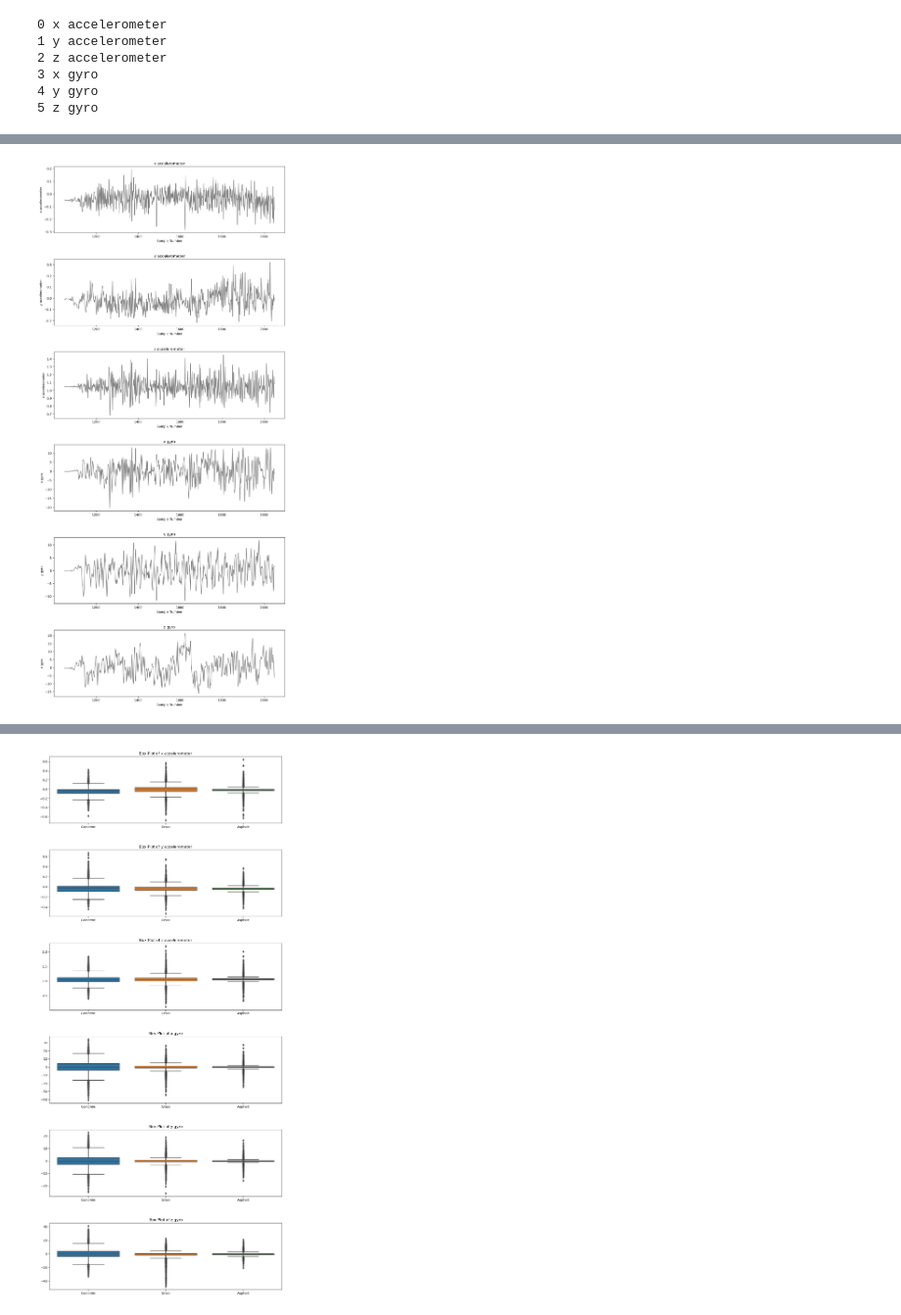
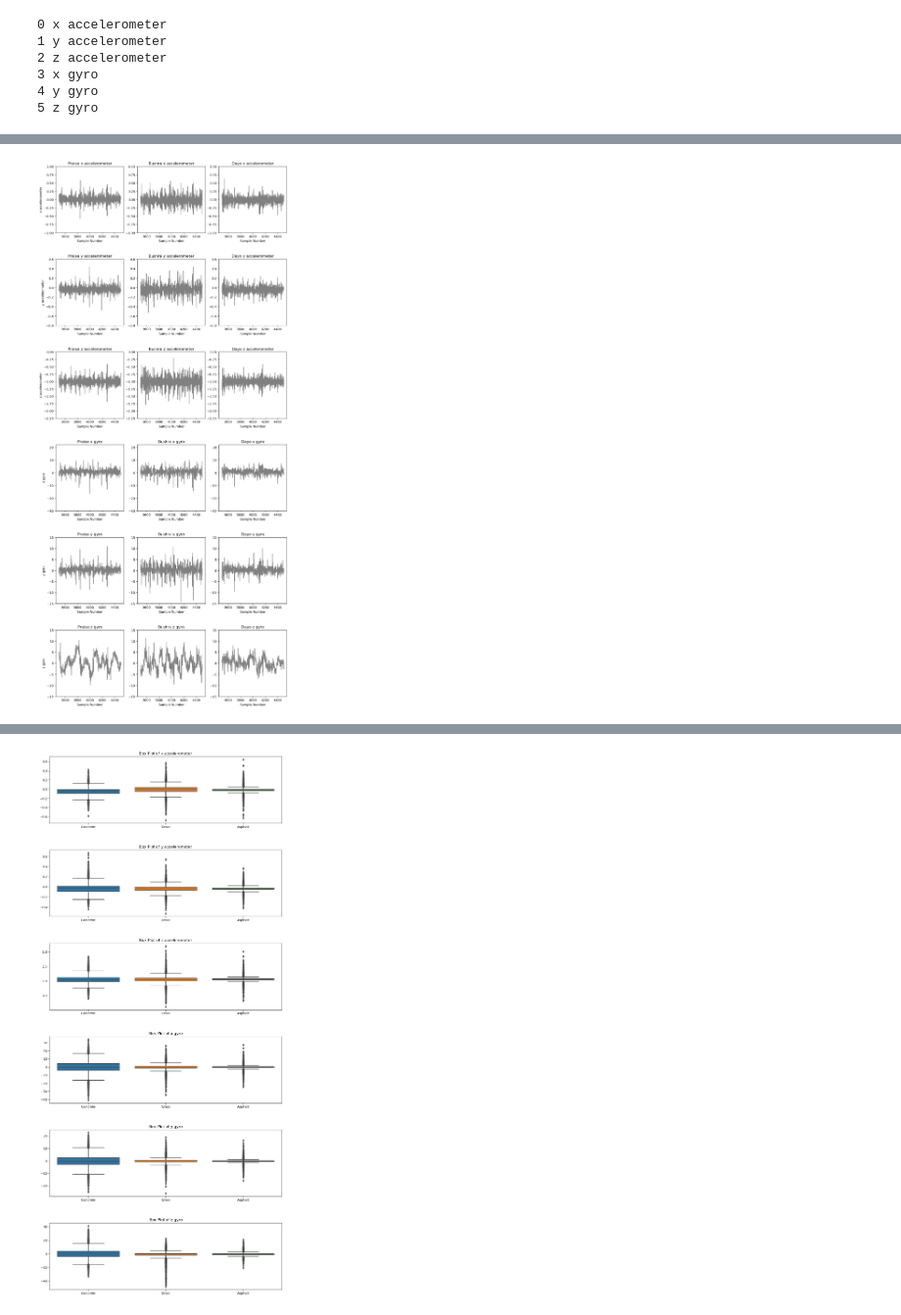
Before and after one commit to D-veloper/COMP4030-Data-Science-with-Machine-Learning, a Jupyter notebook: code/Individual Plots Praise.ipynb, the cells around one changed output, grey strips where cells are left out. Shown at 98% size. Saved outputs shown, nothing was run; the diff lists cells and outputs as text; code cells hidden in the pictures.

```diff
--- a/code/Individual Plots Praise.ipynb
+++ b/code/Individual Plots Praise.ipynb
@@ -17,9 +29,7 @@ asphalt_df = pd.read_csv('../datasets/praise/9_concrete_dry_bumpy_flat_hard.csv'
 # %%
-grass_df.columns = columns
-
-concrete_df.columns = columns
-
-asphalt_df.columns = columns
+all_data_frames = [p_grass_df, p_concrete_df, p_asphalt_df, p_stones_df, p_tile_df, b_grass_df, b_concrete_df, b_asphalt_df, b_stones_df, b_tile_df, d_grass_df, d_concrete_df, d_asphalt_df, d_stones_df, d_tile_df]
+for df in all_data_frames:
+    df.columns = columns
 # %%
 for i, feature in enumerate(grass_df.columns[1: ], 0):
 
@@ -50,17 +96,54 @@ plt.show()
 # %%
-fig, ax = plt.subplots(6, 1, figsize=(13, 30), gridspec_kw={'hspace': 0.4})
+fig, ax = plt.subplots(6, 3, figsize=(13, 30), gridspec_kw={'hspace': 0.4})
 
-for i, feature in enumerate(concrete_df.columns[1:], 0):
+for i, feature in enumerate(p_concrete_df.columns[1:], 0):
 
-    ax[i].plot(concrete_df[feature].iloc[1050:2050], color = 'grey')
+    ax[i, 0].plot(p_concrete_df[3500:4500][feature], color = 'grey')
 
-    ax[i].set_title(feature)
+    ax[i, 0].set_title('Praise '+ feature)
 
-    ax[i].set_xlabel('Sample Number')
+    ax[i, 0].set_xlabel('Sample Number')
 
-    ax[i].set_ylabel(feature)
+    ax[i, 0].set_ylabel(feature)
+
+    if len(feature) > 6:
+         ax[i, 0].set_ylim(-1, 1) if feature[0] == 'x' else ax[i, 0].set_ylim(-0.8, 0.6) if feature[0] == 'y' else ax[i, 0].set_ylim(-2.25, 0)
+    else:
+         ax[i, 0].set_ylim(-30, 22) if feature[0] == 'x' else ax[i, 0].set_ylim(-15, 15) if feature[0] == 'y' else ax[i, 0].set_ylim(-15, 15)
+
+
+for i, feature in enumerate(b_concrete_df.columns[1:], 0):
+
+    ax[i, 1].plot(b_concrete_df[3500:4500][feature], color = 'grey')
+
+    ax[i, 1].set_title('Bushra '+ feature)
+
+    ax[i, 1].set_xlabel('Sample Number')
+
+    # ax[i, 1].set_ylabel(feature)
+
+    if len(feature) > 6:
+         ax[i, 1].set_ylim(-1, 1) if feature[0] == 'x' else ax[i, 1].set_ylim(-0.8, 0.6) if feature[0] == 'y' else ax[i, 1].set_ylim(-2.25, 0)
+    else:
+         ax[i, 1].set_ylim(-30, 22) if feature[0] == 'x' else ax[i, 1].set_ylim(-15, 15) if feature[0] == 'y' else ax[i, 1].set_ylim(-15, 15)
+
+
+for i, feature in enumerate(d_concrete_df.columns[1:], 0):
+
+    ax[i, 2].plot(d_concrete_df[3500:4500][feature], color = 'grey')
+
+    ax[i, 2].set_title('Dayo '+ feature)
+
+    ax[i, 2].set_xlabel('Sample Number')
+
+    # ax[i, 2].set_ylabel(feature)
+
+    if len(feature) > 6:
+         ax[i, 2].set_ylim(-1, 1) if feature[0] == 'x' else ax[i, 2].set_ylim(-0.8, 0.6) if feature[0] == 'y' else ax[i, 2].set_ylim(-2.25, 0)
+    else:
+         ax[i, 2].set_ylim(-30, 22) if feature[0] == 'x' else ax[i, 2].set_ylim(-15, 15) if feature[0] == 'y' else ax[i, 2].set_ylim(-15, 15)
 
 plt.show()
 # %% [output]
-[figure, old version]
+[figure, new version]
 # %%
```
Also changed, not shown: parts of 6 cells of this notebook.
